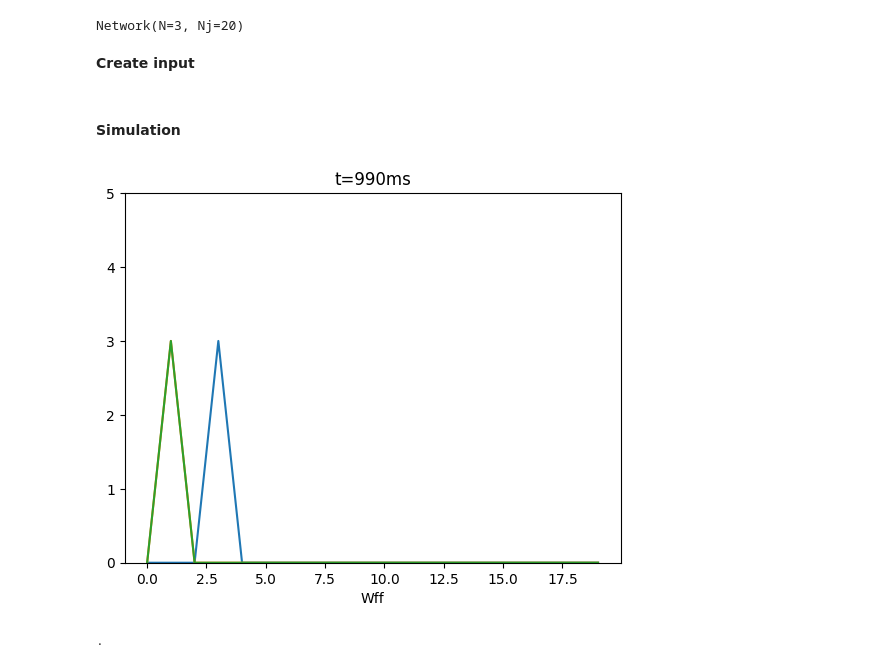
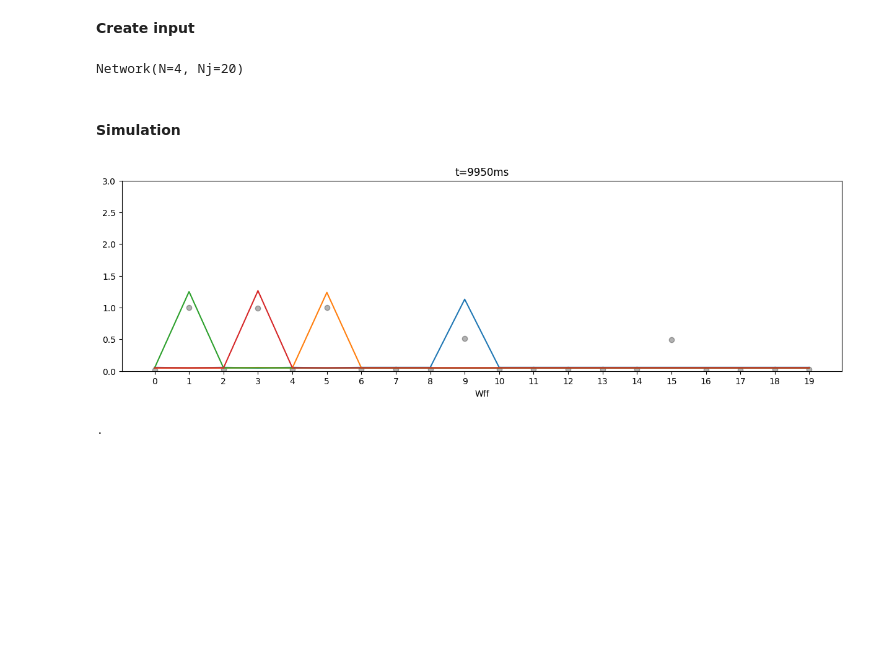
Before and after one commit to iKiru-hub/PCNN, a Jupyter notebook: pcnn_lab.ipynb, the cells around one changed output. Cells and saved outputs as stored; diff of their text form; code cells hidden in the pictures; blank space fills up the shorter version.

```diff
--- a/pcnn_lab.ipynb
+++ b/pcnn_lab.ipynb
@@ -9,16 +13,6 @@ import models as mod
 from IPython.display import clear_output
 def clf():
     clear_output(wait=True)
-# %%
-N = 3
-Nj = 20
-
-net = mod.Network(N=N, Nj=Nj, learnable=True, lr=1e-2,
-                  wr_const=3,
-                  wff_const=3,
-                  wff_max=3)
-# %% [output]
-Network(N=3, Nj=20)
 # %% [markdown]
 **Create input**
 # %%
@@ -35,26 +32,61 @@ Sj[:, 5] = np.random.binomial(1, 300/1000, size=(T, 1))
+# %%
+N = 4
+
+net = mod.Network(N=N, Nj=Nj, learnable=True, lr=1e-2,
+                  wr_const=1,
+                  wff_const=2.2,
+                  wff_max=2,
+                  wff_min=0.05,
+                  wff_beta=0.01,
+                  wff_tau=150,
+                  tau_u=30,
+                  syn_ff_min=0.03,
+                 )
+# %% [output]
+Network(N=4, Nj=20)
 # %% [markdown]
 #### Simulation
 # %%
 net.reset()
 
-# plot
-fig = plt.figure(figsize=(10, 4))
-
+sp = np.zeros(Nj)
 for t in range(T):
 
     net.step(Sj=Sj[t])
+    sp += Sj[t, :, 0]
 
     #plt.clf()
-    if t%10 == 0:
+    if t%100 == 0:
         clf()
+        fig = plt.figure(figsize=(15, 4))
+
+        #plt.subplot(231)
+        #plt.plot(range(N), net.record[:, 0])
+        #plt.title("exc drive")
+        #plt.ylim((-1, 6))
+
+        #plt.subplot(232)
+        #plt.plot(range(N), net.record[:, 1])
+        #plt.title("inh drive")
+        #plt.ylim((0, 6))
+
+        #plt.subplot(233)
+        #plt.plot(range(N), net.record[:, 2])
+        #plt.title("u")
+        #plt.ylim((-80, -40))
+
+        plt.plot(range(Nj), sp / (t+1) * 5, 'ok', alpha=0.3)
+
+        #plt.subplot(212)
         for i in range(N):
             plt.plot(range(Nj), net.Wff[i])
         plt.xlabel("Wff")
-        plt.title(f"t={t}ms")
-        plt.ylim((0, 5))
-        plt.pause(0.001)
+        plt.title(f"t={t+50}ms")
+        plt.ylim((0, 3))
+        plt.xticks((range(Nj)))
+        plt.pause(0.1)
 
 print(".")
 # %% [output]
-[figure, old version]
+[figure, new version]
 .
```
Also changed, not shown: parts of 9 cells of this notebook, 2 other files.
